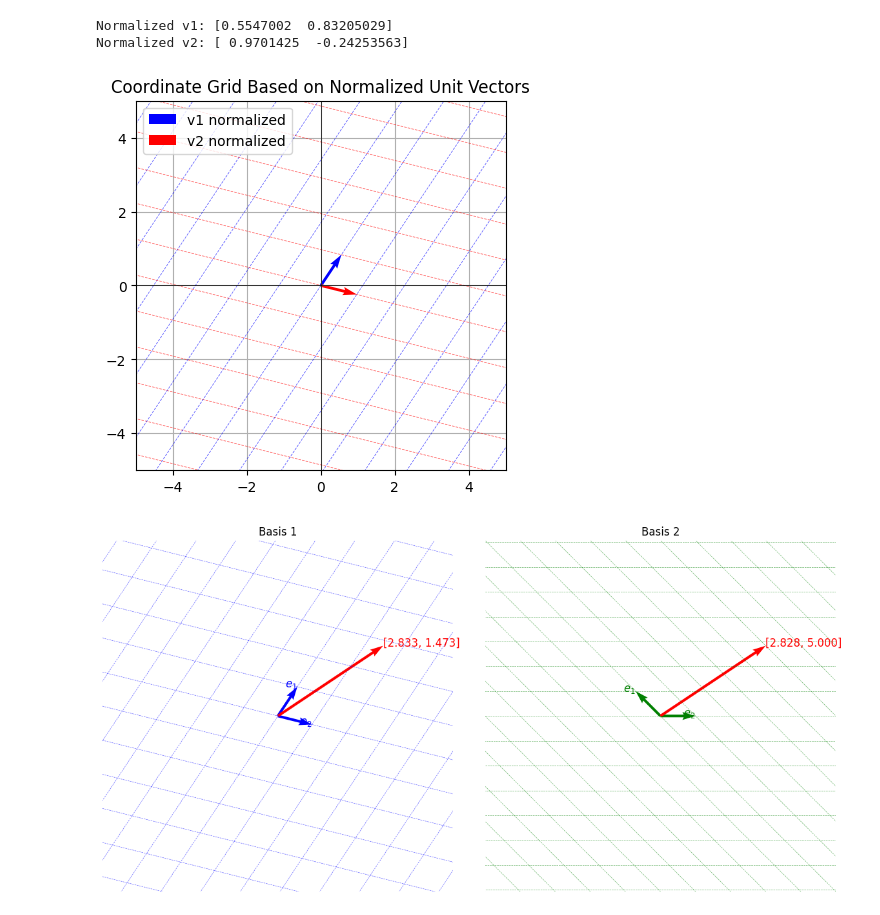
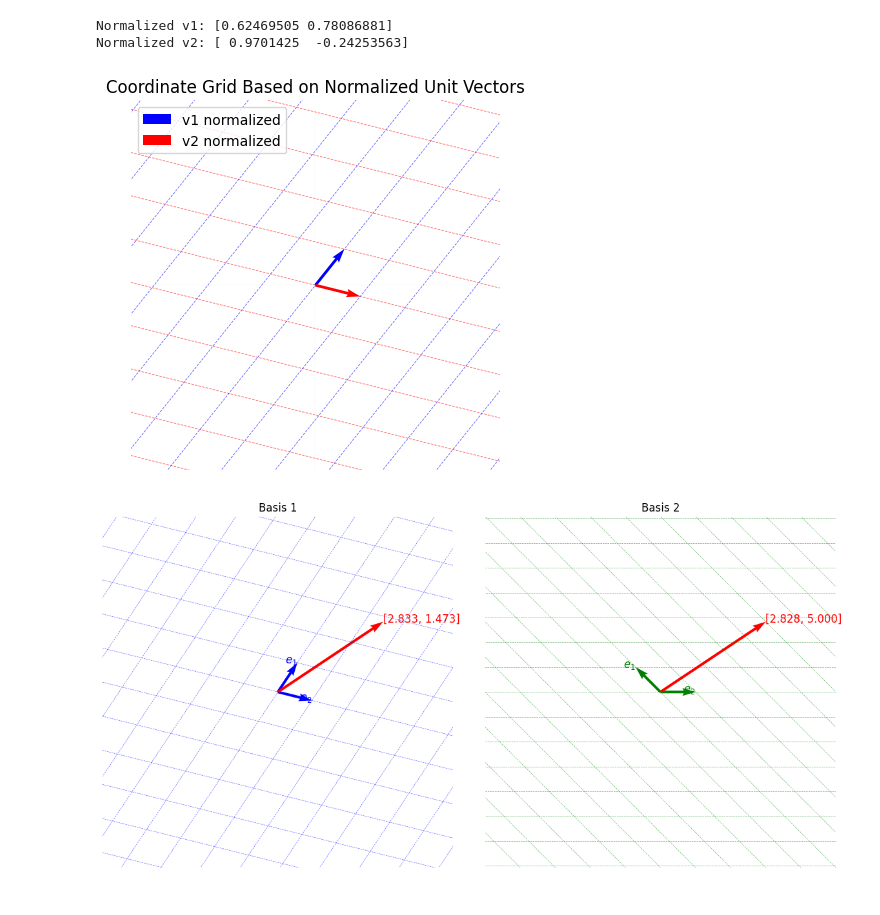
Before and after one commit to dchorazkiewicz/Math-2024-25-Winter, a Jupyter notebook: Test_notebooks/AG_ploting_coord_sys.ipynb, the cells around one changed output. Cells and saved outputs as stored; diff of their text form; code cells hidden in the pictures.

```diff
--- a/Test_notebooks/AG_ploting_coord_sys.ipynb
+++ b/Test_notebooks/AG_ploting_coord_sys.ipynb
@@ -38,39 +38,40 @@ def plot_coordinate_grid(v1, v2, grid_size=5, num_points=20):
     # Create the grid lines in both directions
     for i in range(-extended_grid_size, extended_grid_size + 1):
         # Grid lines along the v1 direction (blue, dashed, thin)
         start_v1 = i * v2_normalized - extended_grid_size * v1_normalized
         end_v1 = i * v2_normalized + extended_grid_size * v1_normalized
         plt.plot([start_v1[0], end_v1[0]], [start_v1[1], end_v1[1]], 'b--', alpha=0.6, linewidth=0.5)
 
         # Grid lines along the v2 direction (red, dashed, thin)
         start_v2 = i * v1_normalized - extended_grid_size * v2_normalized
         end_v2 = i * v1_normalized + extended_grid_size * v2_normalized
         plt.plot([start_v2[0], end_v2[0]], [start_v2[1], end_v2[1]], 'r--', alpha=0.6, linewidth=0.5)
 
     # Plot the vectors themselves
     plt.quiver(0, 0, v1_normalized[0], v1_normalized[1], angles='xy', scale_units='xy', scale=1, color='blue', label='v1 normalized')
     plt.quiver(0, 0, v2_normalized[0], v2_normalized[1], angles='xy', scale_units='xy', scale=1, color='red', label='v2 normalized')
 
     # Set equal scaling and labels
     plt.xlim([-grid_size, grid_size])
     plt.ylim([-grid_size, grid_size])
     plt.grid(True)
     plt.gca().set_aspect('equal', adjustable='box')
-    plt.axhline(0, color='black',linewidth=0.5)
-    plt.axvline(0, color='black',linewidth=0.5)
+    plt.axhline(0, color='black',linewidth=0.01)
+    plt.axvline(0, color='black',linewidth=0.01)
     plt.title("Coordinate Grid Based on Normalized Unit Vectors")
+    plt.axis('off')
     plt.legend()
     plt.show()
 
 # Example: Using non-standard vectors
-v1 = np.array([2, 3])  # some arbitrary vector
+v1 = np.array([4, 5])  # some arbitrary vector
 v2 = np.array([4, -1]) # another arbitrary vector
 
-plot_coordinate_grid(v1, v2)
+plot_coordinate_grid(v1, v2, grid_size=4)
 # %% [output]
-Normalized v1: [0.5547002  0.83205029]
+Normalized v1: [0.62469505 0.78086881]
 Normalized v2: [ 0.9701425  -0.24253563]
-[figure, old version]
+[figure, new version]
 # %%
 import numpy as np
 import matplotlib.pyplot as plt
```
